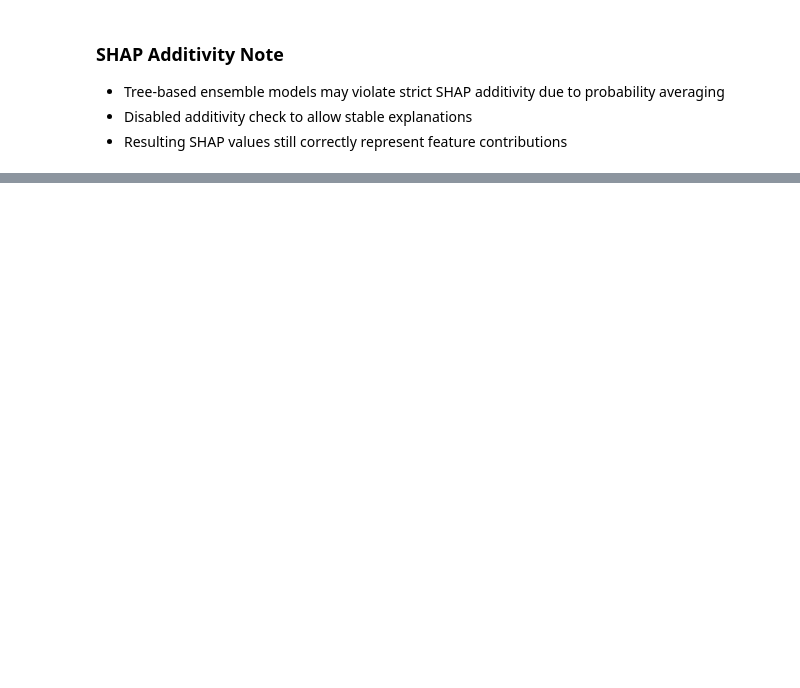
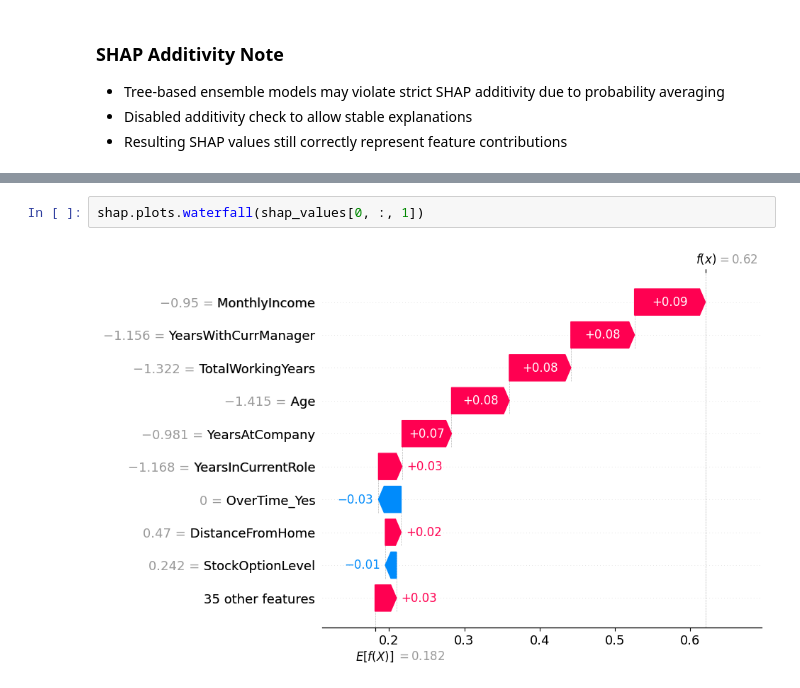
Before and after one commit to Nhowmitha-suresh/WorkSight-Explainable-Employee-Attrition-Risk-Intelligence, a Jupyter notebook: notebooks/01_data_understanding.ipynb, the cells around one changed output, grey strips where cells are left out. Saved outputs shown, nothing was run; the diff lists cells and outputs as text; blank space fills up the shorter version.

Commit message:
Day 8: explainable AI with SHAP insights

```diff
--- a/notebooks/01_data_understanding.ipynb
+++ b/notebooks/01_data_understanding.ipynb
@@ -533,0 +543,4 @@ shap.summary_plot(shap_values, X_test_df)
+# %%
+shap.plots.waterfall(shap_values[0, :, 1])
+# %% [output]
+[figure, added]
```
Also changed, not shown: parts of 5 cells of this notebook, 1 other file.
